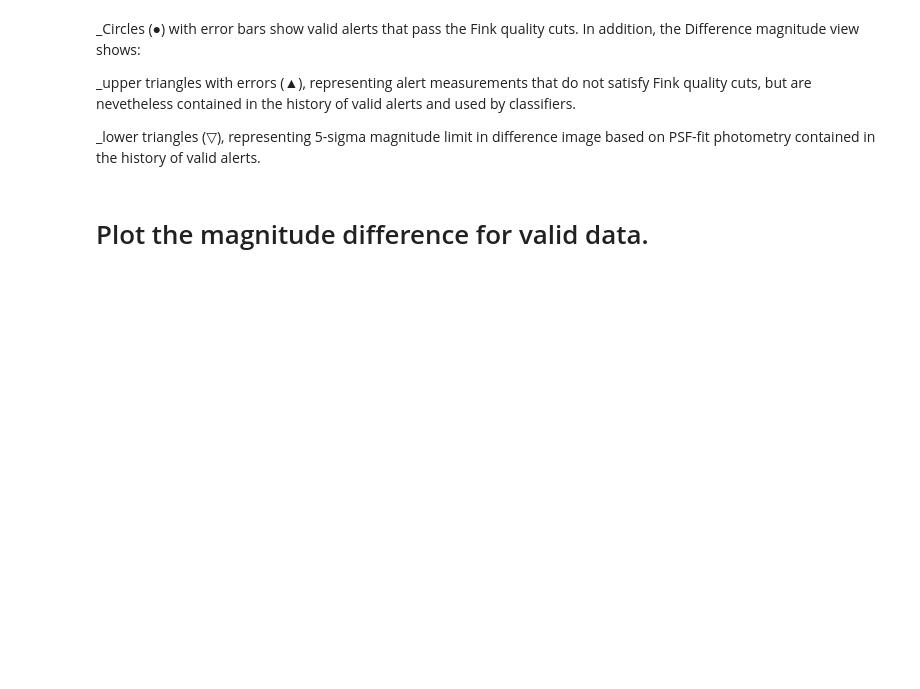
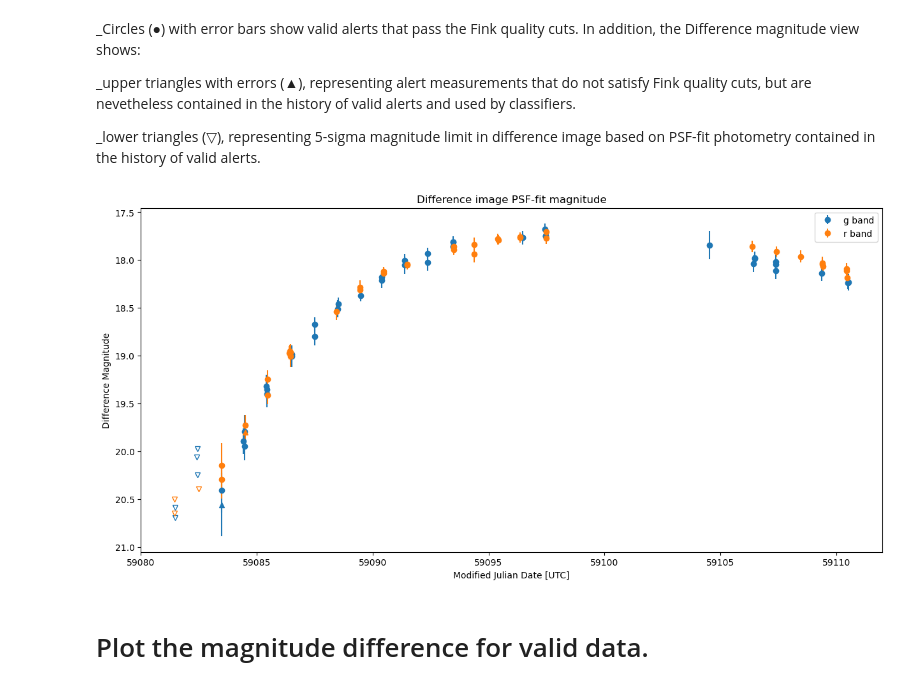
Before and after one commit to ManuGangler/FAnomAlly, a Jupyter notebook: notebook/data-transfer.ipynb, the cells around one changed output. Cells and saved outputs as stored; diff of their text form; code cells hidden in the pictures; blank space fills up the shorter version.

```diff
--- a/notebook/data-transfer.ipynb
+++ b/notebook/data-transfer.ipynb
@@ -35,20 +40,24 @@ Id = pdf['objectId'][4771]
 
 id_most_repeated = pdf['objectId'].value_counts().idxmax()
 
-Id = "ZTF18acoyqvk" # max by j (for all Q) here we got = 119 on idx = 13 (all Q matched)
-# Id = "ZTF18abosdhe" #min by j ,  ( idx = 5 , with one Q )
+# Id = "ZTF18acoyqvk" # max by j (for all Q) here we got = 119 on idx = 13 (all Q matched)
+# # Id = "ZTF18abosdhe" #min by j ,  ( idx = 5 , with one Q )
 
-#Id = "ZTF18adarfuu" # max by Q idx = 6
-Id = "ZTF18aaxyrcb" # min by Q idx = 7
-Id = "ZTF19abizgyw" # <10 data
+# #Id = "ZTF18adarfuu" # max by Q idx = 6
+# Id = "ZTF18aaxyrcb" # min by Q idx = 7
+# Id = "ZTF19abizgyw" # <10 data
 
-Id = "ZTF18acckcza" # Anomaly data analysis
-Id = "ZTF18acevrat" # probUpperlim
-Id = "ZTF17aaafgst" # prob stop
-Id = "ZTF17aacezky"
-Id = "ZTF18abhqeds" # no dc_mag !
-Id = "ZTF17aaaenex" # ratio 35 we still have upp prob
+# Id = "ZTF18acckcza" # Anomaly data analysis
+# Id = "ZTF18acevrat" # probUpperlim
+# Id = "ZTF17aaafgst" # prob stop
+# Id = "ZTF17aacezky"
+# Id = "ZTF18abhqeds" # no dc_mag !
+# Id = "ZTF17aaaenex" # ratio 35 we still have upp prob
 # Id = "ZTF17aabunxe"
+Id = "ZTF17aaaslud" # n r as upper !
+Id = "ZTF18acevrat" # no valid data !!! (red )\n",
+Id = "ZTF20abvtozi" #Sn
+# Id = "ZTF18abydczc" # still an upper prob !
 pdf_filter_by_shared_Id = pdf.loc[pdf['objectId'] == Id]
 # %% [markdown]
 ### Choose the last alert
@@ -103,35 +110,38 @@ maskBadquality = ~maskValid & ~maskUpper
 
 for filt in np.unique(df['fid']):
     maskFilt = df['fid'] == filt
 
     plt.errorbar(
         df[maskValid & maskFilt]['jd'].apply(lambda x: x - 2400000.5),
         df[maskValid & maskFilt]['magpsf'],
         df[maskValid & maskFilt]['sigmapsf'],
         ls = '', marker='o', color=colordic[filt], label='{} band'.format(filtdic[filt])
     )
 
     plt.plot(
         df[maskUpper & maskFilt]['jd'].apply(lambda x: x - 2400000.5),
         df[maskUpper & maskFilt]['diffmaglim'],
         ls='', marker='v', color=colordic[filt], markerfacecolor='none'
     )
 
 
     plt.errorbar(
         df[maskBadquality & maskFilt]['jd'].apply(lambda x: x - 2400000.5),
         df[maskBadquality & maskFilt]['magpsf'],
         df[maskBadquality & maskFilt]['sigmapsf'],
         ls='', marker='^', color=colordic[filt]
     )
 
-plt.ylim(14, 18)
-plt.xlim(59084, 59086)
+
+# plt.ylim(14, 18)
+# plt.xlim(59084, 590867)
 plt.gca().invert_yaxis()
 plt.legend()
 plt.title('Difference image PSF-fit magnitude')
 plt.xlabel('Modified Julian Date [UTC]')
 plt.ylabel('Difference Magnitude');
+# %% [output]
+[figure, added]
 # %% [markdown]
 # Plot the magnitude difference for valid data.
 # %% [markdown]
```
Also changed, not shown: parts of 17 cells of this notebook, 12 other files.
